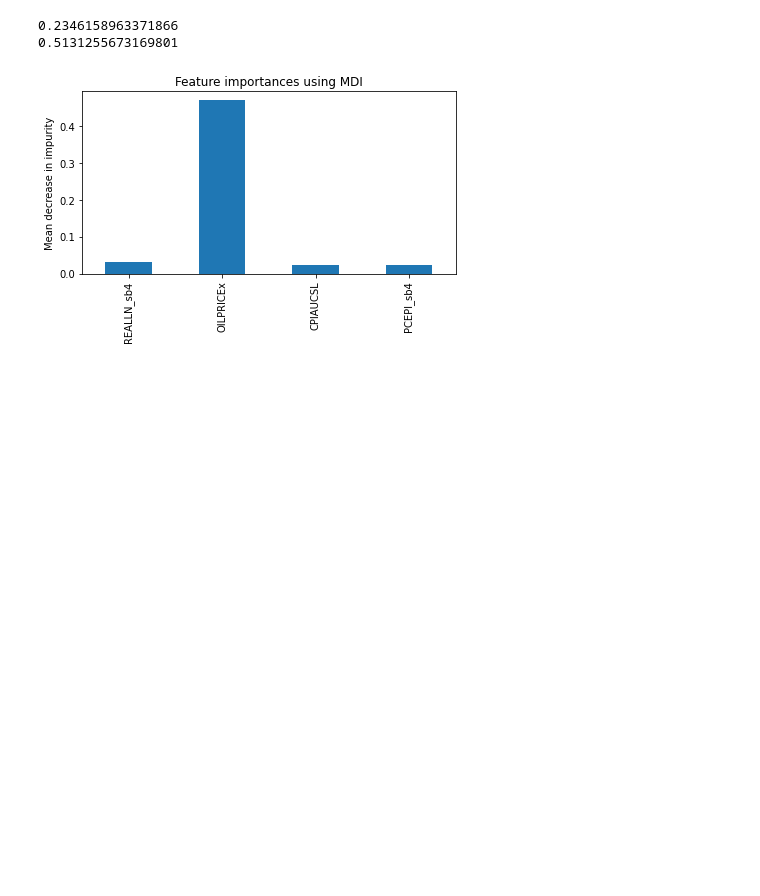
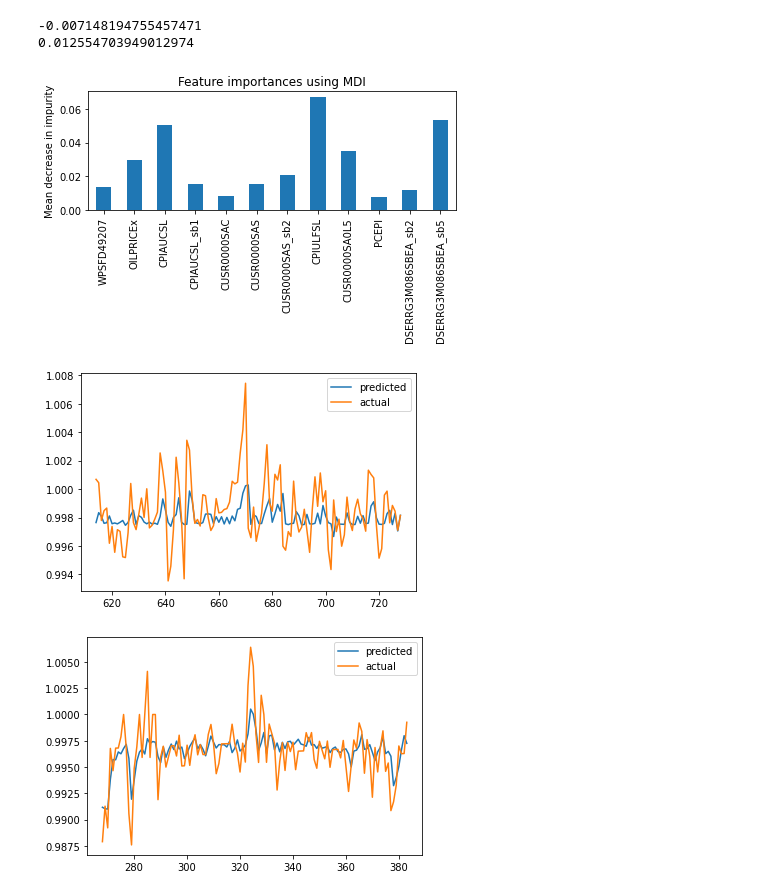
Before and after one commit to danjsabra/CPI_Model, a Jupyter notebook: clean_data.ipynb, the cells around one changed output. Cells and saved outputs as stored; diff of their text form; code cells hidden in the pictures; blank space fills up the shorter version.

Commit message:
new delta preds

```diff
--- a/clean_data.ipynb
+++ b/clean_data.ipynb
@@ -57,16 +60,0 @@ df
-# %%
-from sklearn.linear_model import LinearRegression, Lasso, Ridge
-from sklearn.ensemble import RandomForestRegressor
-from sklearn.inspection import permutation_importance
-from sklearn.model_selection import train_test_split
-
-df = get_transformed_data('FedData/2014-12.csv', transform=False, lag=4)
-x_train, x_test, y_train, y_test = train_test_split(df, df['CPIULFSL'].shift(-1).fillna(0), shuffle=False)
-
-l = Lasso(alpha=0.9)
-l.fit(x_train, y_train)
-print(l.score(x_test, y_test))
-print(np.sum(np.sqrt((l.predict(x_test)-y_test)**2))*(1/len(y_test)))
-
-importance = np.abs(l.coef_)
-np.array(df.columns)[importance > 2*importance.std() + importance.mean()]
@@ -79,23 +61,53 @@ array(['UEMP15OV_sb3', 'PAYEMS', 'USGOOD_sb2', 'USGOOD_sb3', 'MANEMP_sb1',
 # %%
+from sklearn.linear_model import LinearRegression, Lasso, Ridge, BayesianRidge
+from sklearn.ensemble import RandomForestRegressor
+from sklearn.inspection import permutation_importance
+from sklearn.model_selection import train_test_split
+from sklearn.ensemble import AdaBoostRegressor
+
 df = get_transformed_data('current.csv', transform=False)
-l = RandomForestRegressor(max_depth=3, n_estimators=500)
 x_train, x_test, y_train, y_test = train_test_split(df, df['CPIULFSL'].shift(-1).fillna(0), shuffle=False)
-l.fit(x_train, y_train)
-print(l.score(x_test, y_test))
-print(np.sum(np.sqrt((l.predict(x_test)-y_test)**2))*(1/len(y_test)))
 
-result = permutation_importance(
-    l, x_train, y_train, n_repeats=10, random_state=42, n_jobs=2
-)
+models = [RandomForestRegressor(n_estimators=500, max_depth=3),
+          AdaBoostRegressor(n_estimators=200)]
 
-forest_importances = pd.Series(result.importances_mean, index=df.columns)
-top_importance = forest_importances[forest_importances > np.std(forest_importances)+np.mean(forest_importances)]
-fig, ax = plt.subplots()
-top_importance.plot.bar(ax=ax)
-ax.set_title("Feature importances using MDI")
-ax.set_ylabel("Mean decrease in impurity")
-fig.tight_layout()
+important_vars = set()
+
+for l in models:
+    l.fit(x_train, y_train)
+    print(l.score(x_test, y_test))
+    print(np.sum(np.sqrt((l.predict(x_test)-y_test)**2))*(1/len(y_test)))
+
+    result = permutation_importance(
+        l, x_train, y_train, n_repeats=10, random_state=42, n_jobs=2
+    )
+
+    forest_importances = pd.Series(result.importances_mean, index=df.columns)
+    top_importance = forest_importances[forest_importances > np.std(forest_importances)+np.mean(forest_importances)]
+    fig, ax = plt.subplots()
+    top_importance.plot.bar(ax=ax)
+    ax.set_title("Feature importances using MDI")
+    ax.set_ylabel("Mean decrease in impurity")
+    fig.tight_layout()
+    plt.show()
+
+    y_pred = l.predict(df)
+    start, end = int(0.8*len(y_pred)), int(0.95*len(y_pred))
+    plt.plot(range(start, end), y_pred[start:end], label="predicted")
+    plt.plot(range(start, end), df['CPIULFSL'].shift(-1).fillna(0)[start:end], label= "actual")
+    plt.legend()
+    plt.show()
+
+    start, end = int(0.35*len(y_pred)), int(0.5*len(y_pred))
+    plt.plot(range(start, end), y_pred[start:end], label="predicted")
+    plt.plot(range(start, end), df['CPIULFSL'].shift(-1).fillna(0)[start:end], label= "actual")
+    plt.legend()
+    plt.show()
+
+    [important_vars.add(i) for i in top_importance.index]
 # %% [output]
-0.2346158963371866
-0.5131255673169801
+-0.007148194755457471
+0.012554703949012974
-[figure, old version]
+[figure, new version]
+[figure, added]
+[figure, added]
```
Also changed, not shown: parts of 7 cells of this notebook, 2 other files.
